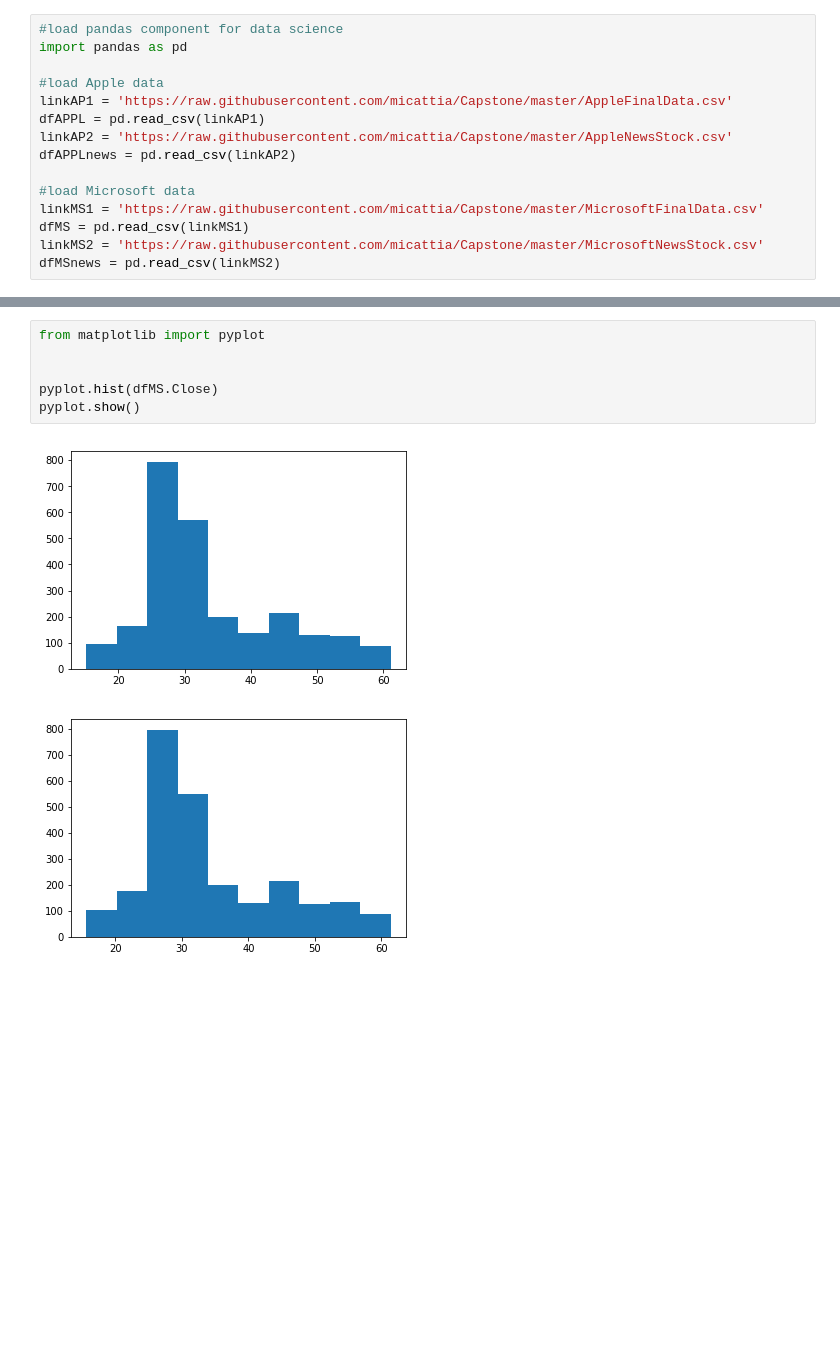
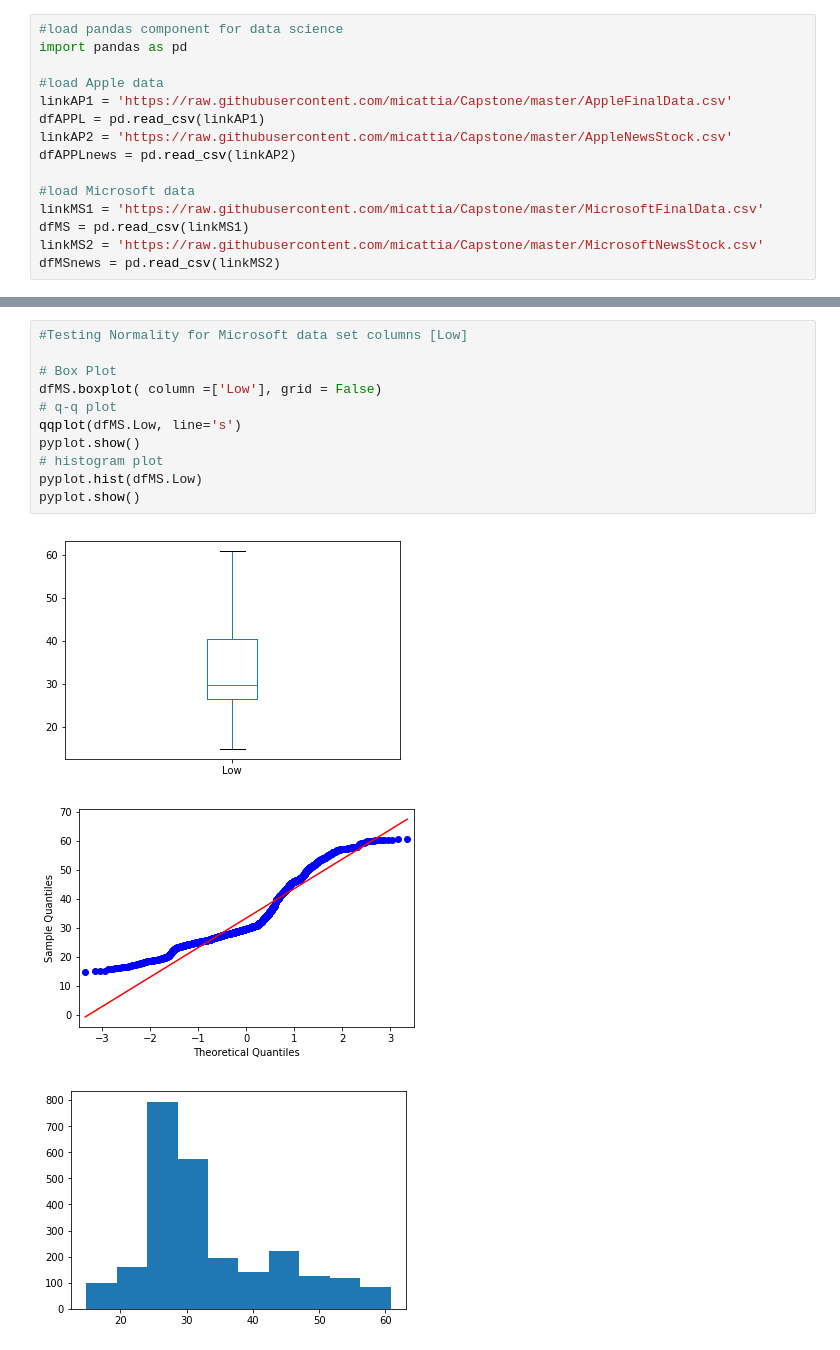
Before and after one commit to micattia/Capstone, a Jupyter notebook: 03_Univariate_analysis.ipynb, the cells around one changed output, grey strips where cells are left out. Saved outputs shown, nothing was run; the diff lists cells and outputs as text; blank space fills up the shorter version.

```diff
--- a/03_Univariate_analysis.ipynb
+++ b/03_Univariate_analysis.ipynb
@@ -33,12 +68,18 @@ pyplot.show()
 [figure]
 [figure]
 [figure]
-# %%
-from matplotlib import pyplot
-
-
-pyplot.hist(dfMS.Close)
-pyplot.show()
-# %% [output]
-[figure, removed]
-[figure, removed]
+# %%
+#Testing Normality for Microsoft data set columns [Low]
+
+# Box Plot
+dfMS.boxplot( column =['Low'], grid = False)
+# q-q plot
+qqplot(dfMS.Low, line='s')
+pyplot.show()
+# histogram plot
+pyplot.hist(dfMS.Low)
+pyplot.show()
+# %% [output]
+[figure, added]
+[figure, added]
+[figure, added]
```
Also changed, not shown: parts of 11 cells of this notebook.
